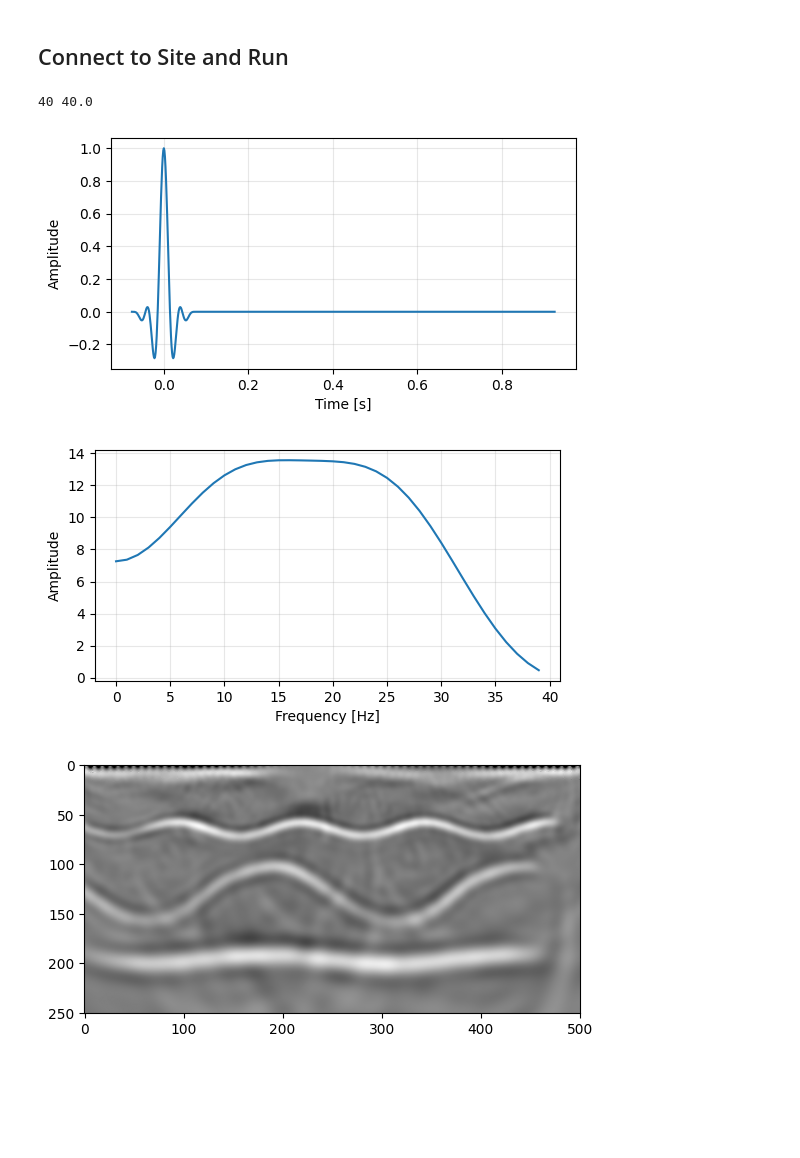
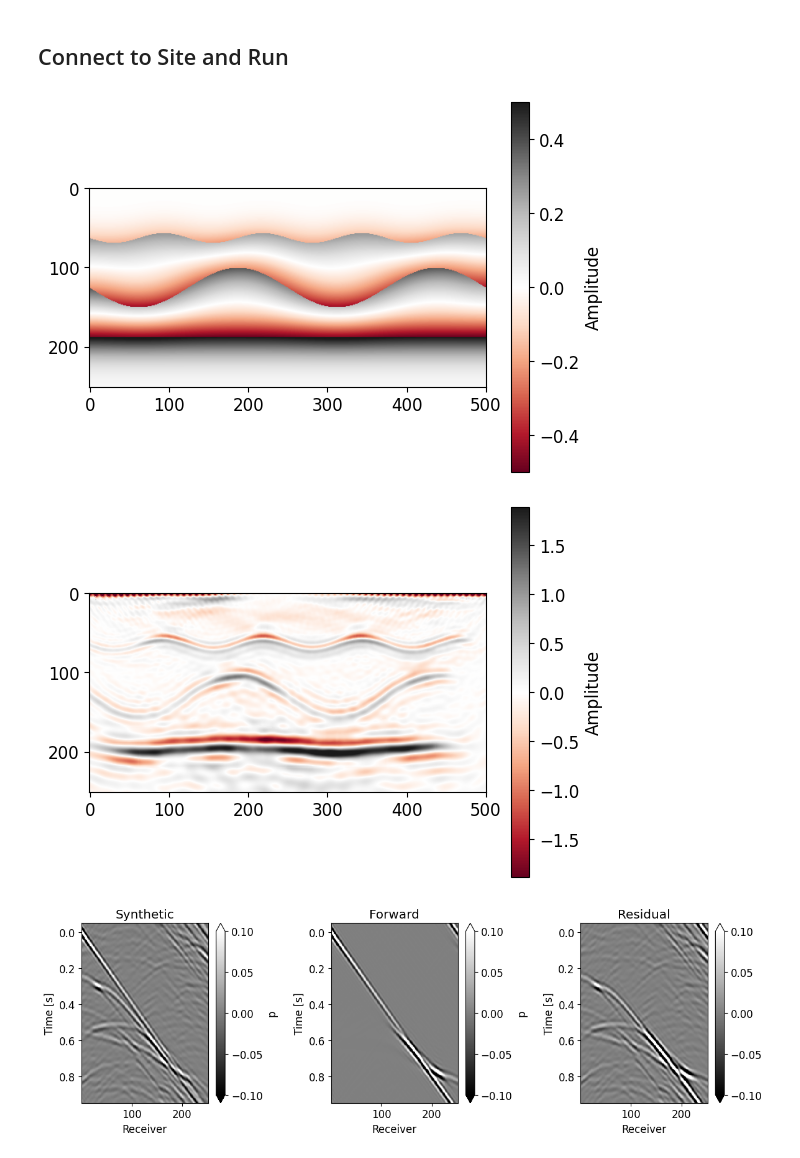
Before and after one commit to FrequenSol/FrequenSolve, a Jupyter notebook: examples/ex05_rtm.ipynb, the cells around one changed output. Saved outputs shown, nothing was run; the diff lists cells and outputs as text; code cells hidden in the pictures; blank space fills up the shorter version.

```diff
--- a/examples/ex05_rtm.ipynb
+++ b/examples/ex05_rtm.ipynb
@@ -144,16 +145,17 @@ acq = Acquisition()
 
 # Sources
 
+coords = [ [x, 0.0] for x in np.linspace(0.0, L, 64) ]
 if sim.physics == "acoustic":
     acq.add_source_group(
         kind = "scalar",
-        coords = [ [x, 0.0] for x in np.linspace(0.0, 1.0, 64)]
+        coords = coords,
     )
 else:
     acq.add_source_group(
         kind = "vector",
-        coords = [ [x, 0.0] for x in np.linspace(0.0, 1.0, 64) ],
-        direction = [0., 1.0],
+        coords = coords,
+        direction = [0.0, 1.0],
     )
 
 # Hydrophones
@@ -164,9 +166,9 @@ else:
     device = ReceiverNode(name = "geophone")
     device.add_component("u_z","displacement",[0., 1.])
 
-coords = [ [x, 0.0] for x in np.linspace(0.0, 1.0, 251)]
+coords = [ [x, 0.0] for x in np.linspace(0.0, L, 251)]
 acq.add_receiver_group(
-    name = "surface_hydrophones",
+    name = "surface",
     device = device,
     coords = coords,
     post_process = True,
@@ -176,21 +178,21 @@ sim += acq
 ## Method, Solver, and Outputs
 # %%
 method = Discretization(
-    order = 6
+    order = 4,
 )
 sim += method
 
 solver = SolverConfig(
-    solve_on = "final",
     max_iter = 300,
     tolerance = 5.0e-5,
+    grids = 2,
 )
 sim += solver
 
 out = OutputManager()
 # out += ParaviewOutput(
 #     name = "simple",
-#     fields = ["displacement"],
+#     fields = ["pressure"],
 #     upscale = 1,
 #     execute_on = "adjoint",
 #     post_process = True,
@@ -232,11 +234,11 @@ f_list = np.linspace(1,40,40)
 
 # Define wavelet (if wavelet is not provided, all frequencies will be weighted equally in the image)
 wavelet = KlauderWavelet(
-    f = [1, 32],
-    center = 0.075,
+    f = [10, 30],
+    center = 0.05,
     window = ("blackman", 0.15),
 )
-wavelet.plot(f_max = 40)
+# wavelet.plot(f_max = 40)
 
 # Define job for generating synthetic data
 synthetic = FrequencyDomainJob(
@@ -244,6 +246,7 @@ synthetic = FrequencyDomainJob(
     simulation = sharp,
     f_list = f_list,
 )
+# site.submit(synthetic)
 
 # Define imaging job
 rtm = RTMImagingJob(
@@ -252,66 +255,77 @@ rtm = RTMImagingJob(
     f_list = synthetic.f_list,
     resolution = [501, 251],
     misfit_type = "L2",
-    imaging_condition = "energy",
+    imaging_condition = "up_down",
     data_path = synthetic.trace_path,
-    save_path = "scratch/ex_05/outputs/smoothed/imaging/",
     wavelet = wavelet,
-    normalize = 1.e-2
 )
-
-# Submit jobs to site
-site.submit(synthetic)
-site.submit(rtm)
+# site.submit(rtm)
 
 # Fetch traces and image from the site
 syn_db = site.fetch_traces(synthetic, upscale = 4)
 fwd_db = site.fetch_traces(rtm, upscale = 4)
 img = site.fetch_image(rtm)
 
-# Plot image
-A = 4*np.std(img)
-plt.imshow(img, vmin=-A, vmax=A, cmap="gray")
+# Get Vp from smoothed model (to compute dVp)
+mod = smoothed.model.sample_uniform(img.shape[::-1])
+Vp = mod.Vp.data.T
+dVp = img * Vp
+
+# Get Vp from sharp model (to compute actual dVp)
+mod2 = sharp.model.sample_uniform(img.shape[::-1])
+Vp2 = mod2.Vp.data.T
+dVp2 = (Vp2 - Vp)
+
+A = 0.5
+im = plt.imshow(dVp2, vmin=-A, vmax=A, cmap="RdGy")
+plt.colorbar(im, label='Amplitude')
 plt.show()
 
+A = 5*np.std(np.abs(dVp.data))
+im = plt.imshow(dVp, vmin=-A, vmax=A, cmap="RdGy")
+plt.colorbar(im, label='Amplitude')
+plt.show()
+
+
 # Plot a few traces
+A = 0.1
 for group in syn_db.groups:
     for shot in [1,32,64]:
         for comp in syn_db.components(group):
             td_syn = syn_db.read_TD(group, comp, shot, wavelet, upscale = 4)
             td_fwd = fwd_db.read_TD(group, comp, shot, wavelet, upscale = 4)
 
             fig, (ax1, ax2, ax3) = plt.subplots(1, 3, figsize=(12, 4))
             td_syn.plot(
-                vmin = -1,
-                vmax = 1,
+                vmin = -A,
+                vmax = A,
                 y = "time",
                 yincrease = False,
                 cmap = "gray",
                 ax = ax1
             )
             ax1.set_title("Synthetic")
             td_fwd.plot(
-                vmin = -1,
-                vmax = 1,
+                vmin = -A,
+                vmax = A,
                 y = "time",
                 yincrease = False,
                 cmap = "gray",
                 ax = ax2
             )
             ax2.set_title("Forward")
             (td_syn - td_fwd).plot(
-                vmin = -1,
-                vmax = 1,
+                vmin = -A,
+                vmax = A,
                 y = "time",
                 yincrease = False,
                 cmap = "gray",
                 ax = ax3
             )
             ax3.set_title("Residual")
             plt.tight_layout()
             plt.show()
 # %% [output]
-40 40.0
-[figure, old version]
+[figure, new version]
-[figure, old version]
+[figure, new version]
-[figure, old version]
+[figure, new version]
```
Also changed, not shown: parts of 3 cells of this notebook, 3 other files.
